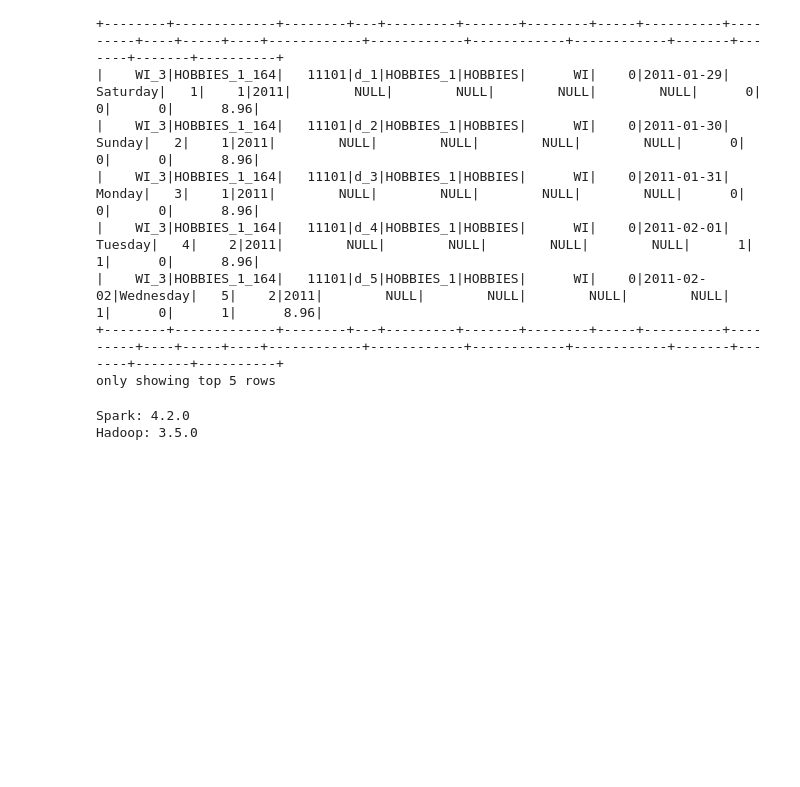
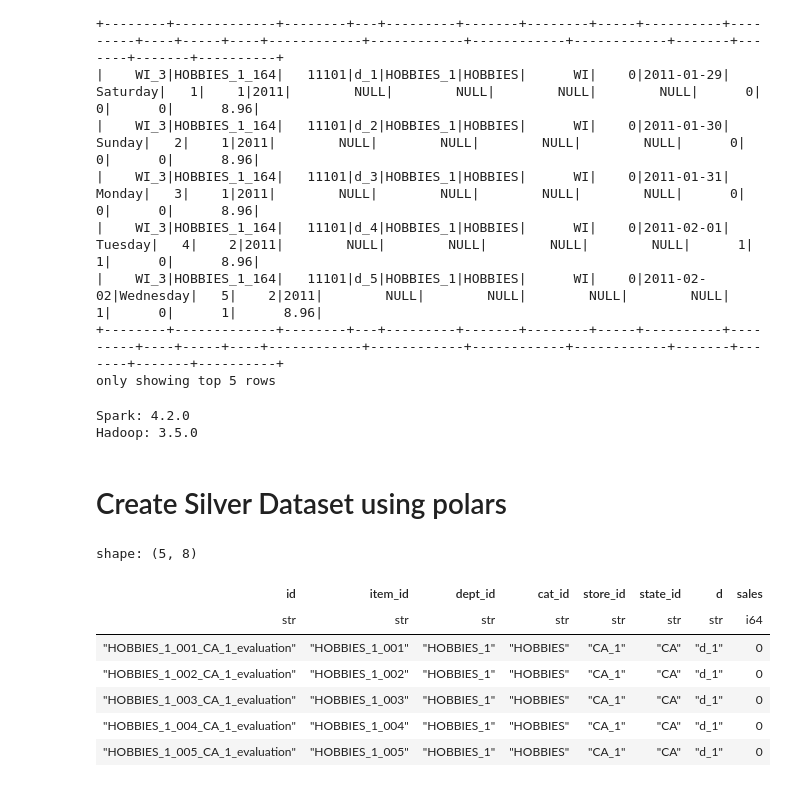
Before and after one commit to Thilokya03/Dynamic-Pricing---Inventory-Forecasting-Engine, a Jupyter notebook: notebooks/1.dataset.ipynb, the cells around one changed output. Drawn from its saved outputs; the diff is of its cells as text; code cells hidden in the pictures; blank space fills up the shorter version.

Commit message:
update the workflow and use polar to create silver dataset

```diff
--- a/notebooks/1.dataset.ipynb
+++ b/notebooks/1.dataset.ipynb
@@ -308,3 +308,16 @@ Spark: 4.2.0
 Hadoop: 3.5.0
 # %%
 spark.stop()
+# %% [markdown]
+# Create Silver Dataset using polars
+# %%
+import polars as pl
+from pathlib import Path
+
+DATA_DIR = Path("../data")
+RAW_DATA_DIR = DATA_DIR / "raw"
+
+calendar_df = pl.scan_csv(RAW_DATA_DIR / "calendar.csv",)
+sales_evaluation_df = pl.scan_csv(RAW_DATA_DIR / "sales_train_evaluation.csv")
+sales_validation_df = pl.scan_csv(RAW_DATA_DIR / "sales_train_validation.csv")
+prices_df = pl.scan_csv(RAW_DATA_DIR / "sell_prices.csv")
@@ -310,0 +350,12 @@ spark.stop()
+# %%
+new_sales_evaluation_df = transform_sales_data(sales_evaluation_df)
+new_sales_evaluation_df.show()
+# %% [output]
+shape: (5, 8)
+| id | item_id | dept_id | cat_id | store_id | state_id | d | sales |
+| str | str | str | str | str | str | str | i64 |
+| "HOBBIES_1_001_CA_1_evaluation" | "HOBBIES_1_001" | "HOBBIES_1" | "HOBBIES" | "CA_1" | "CA" | "d_1" | 0 |
+| "HOBBIES_1_002_CA_1_evaluation" | "HOBBIES_1_002" | "HOBBIES_1" | "HOBBIES" | "CA_1" | "CA" | "d_1" | 0 |
+| "HOBBIES_1_003_CA_1_evaluation" | "HOBBIES_1_003" | "HOBBIES_1" | "HOBBIES" | "CA_1" | "CA" | "d_1" | 0 |
+| "HOBBIES_1_004_CA_1_evaluation" | "HOBBIES_1_004" | "HOBBIES_1" | "HOBBIES" | "CA_1" | "CA" | "d_1" | 0 |
+| "HOBBIES_1_005_CA_1_evaluation" | "HOBBIES_1_005" | "HOBBIES_1" | "HOBBIES" | "CA_1" | "CA" | "d_1" | 0 |
```
Also changed, not shown: parts of 14 cells of this notebook, 2 other files.
